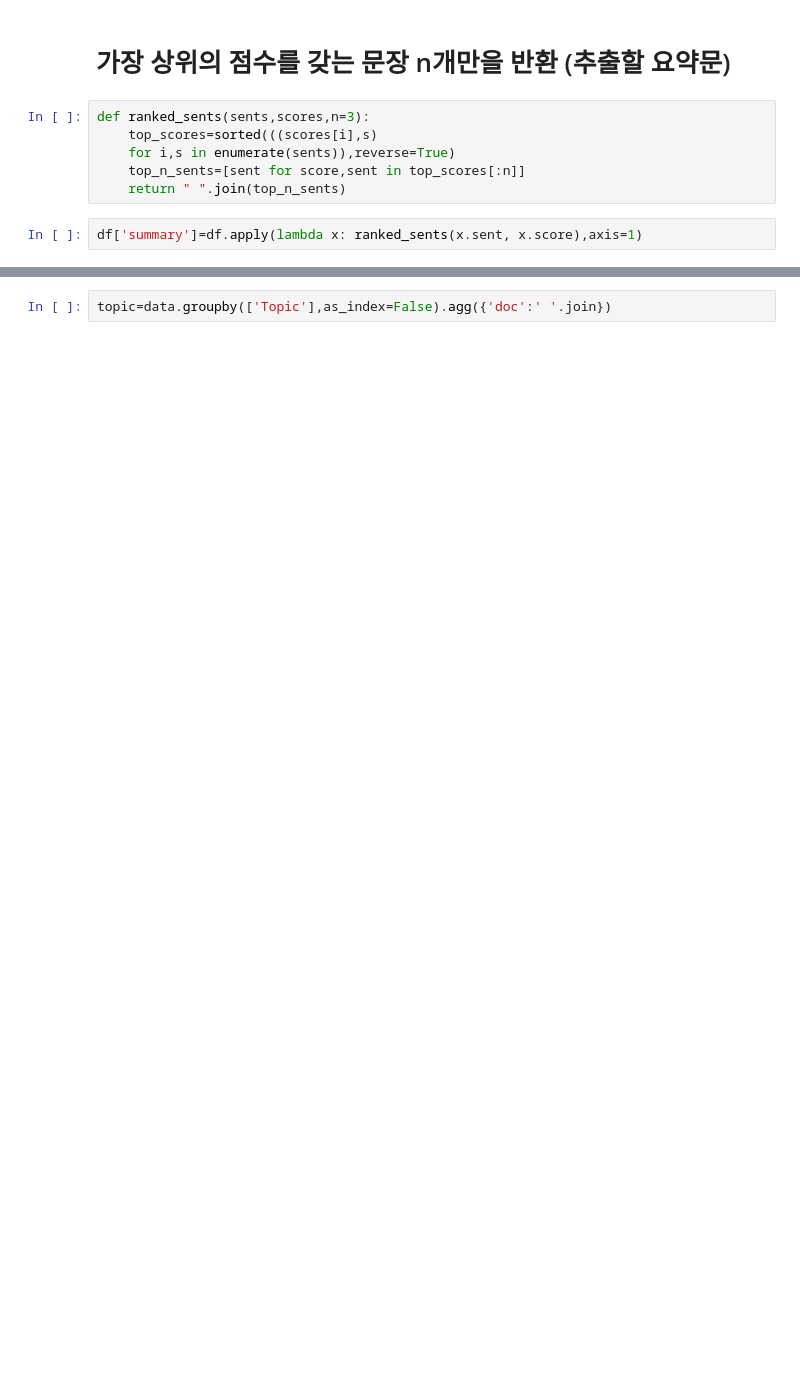
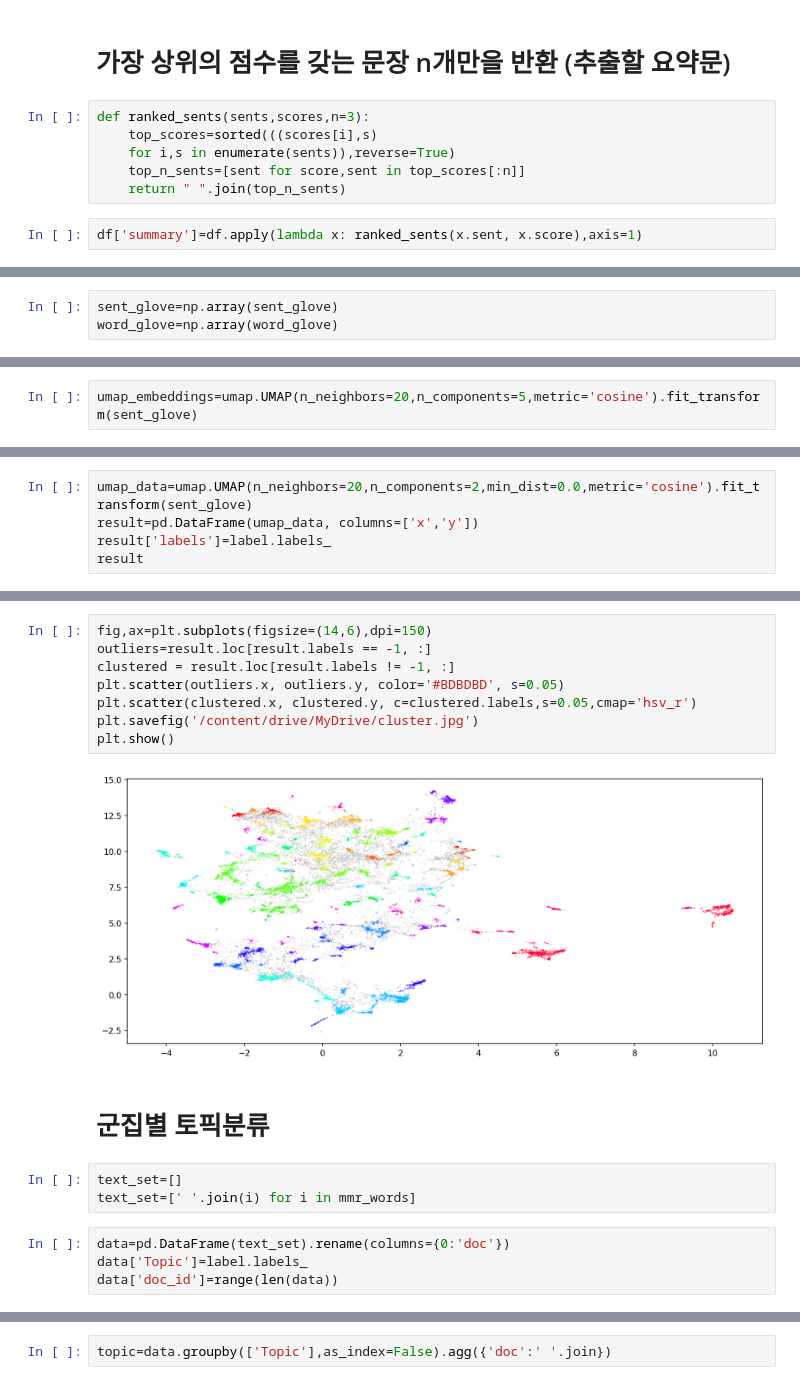
Before and after one commit to SeungGi-5/JEJU, a Jupyter notebook: 제주news.ipynb, the cells around one changed output, grey strips where cells are left out. Saved outputs shown, nothing was run; the diff lists cells and outputs as text; blank space fills up the shorter version.

```diff
--- a/제주news.ipynb
+++ b/제주news.ipynb
@@ -490,0 +286,3 @@ data['doc_id']=range(len(data))
+# %%
+sent_glove=np.array(sent_glove)
+word_glove=np.array(word_glove)
@@ -490,0 +339,2 @@ data['doc_id']=range(len(data))
+# %%
+umap_embeddings=umap.UMAP(n_neighbors=20,n_components=5,metric='cosine').fit_transform(sent_glove)
@@ -490,0 +347,5 @@ data['doc_id']=range(len(data))
+# %%
+umap_data=umap.UMAP(n_neighbors=20,n_components=2,min_dist=0.0,metric='cosine').fit_transform(sent_glove)
+result=pd.DataFrame(umap_data, columns=['x','y'])
+result['labels']=label.labels_
+result
@@ -490,0 +366,19 @@ data['doc_id']=range(len(data))
+# %%
+fig,ax=plt.subplots(figsize=(14,6),dpi=150)
+outliers=result.loc[result.labels == -1, :]
+clustered = result.loc[result.labels != -1, :]
+plt.scatter(outliers.x, outliers.y, color='#BDBDBD', s=0.05)
+plt.scatter(clustered.x, clustered.y, c=clustered.labels,s=0.05,cmap='hsv_r')
+plt.savefig('/content/drive/MyDrive/cluster.jpg')
+plt.show()
+# %% [output]
+[figure, added]
+# %% [markdown]
+# 군집별 토픽분류
+# %%
+text_set=[]
+text_set=[' '.join(i) for i in mmr_words]
+# %%
+data=pd.DataFrame(text_set).rename(columns={0:'doc'})
+data['Topic']=label.labels_
+data['doc_id']=range(len(data))
```
Also changed, not shown: parts of 93 cells of this notebook, 1 other file.
